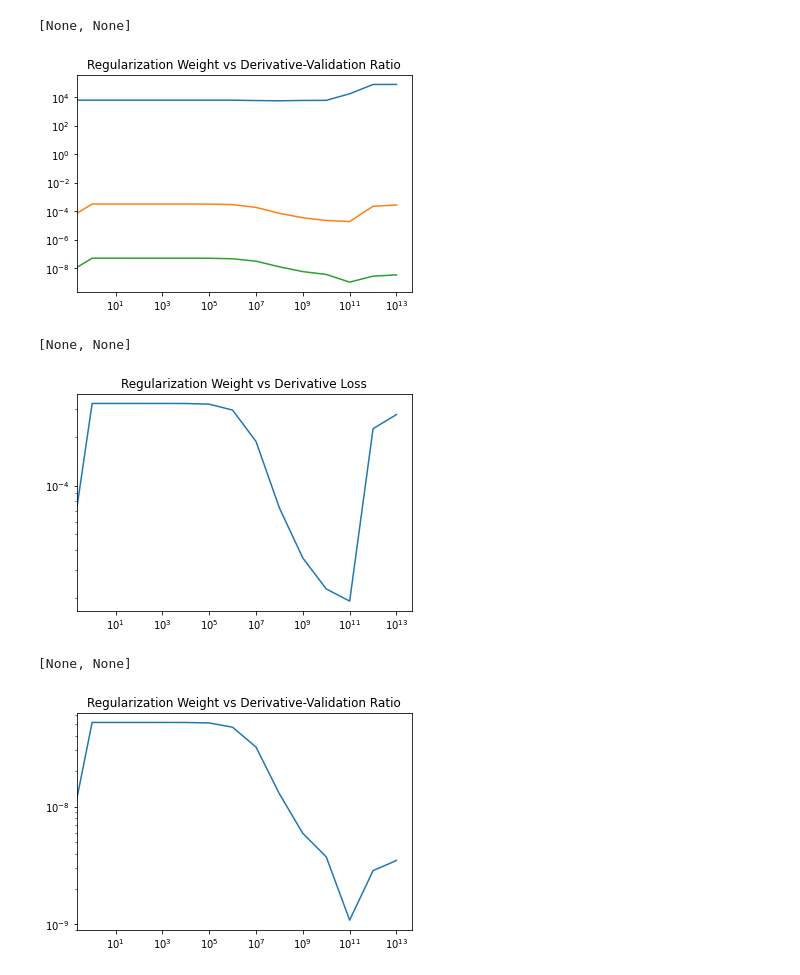
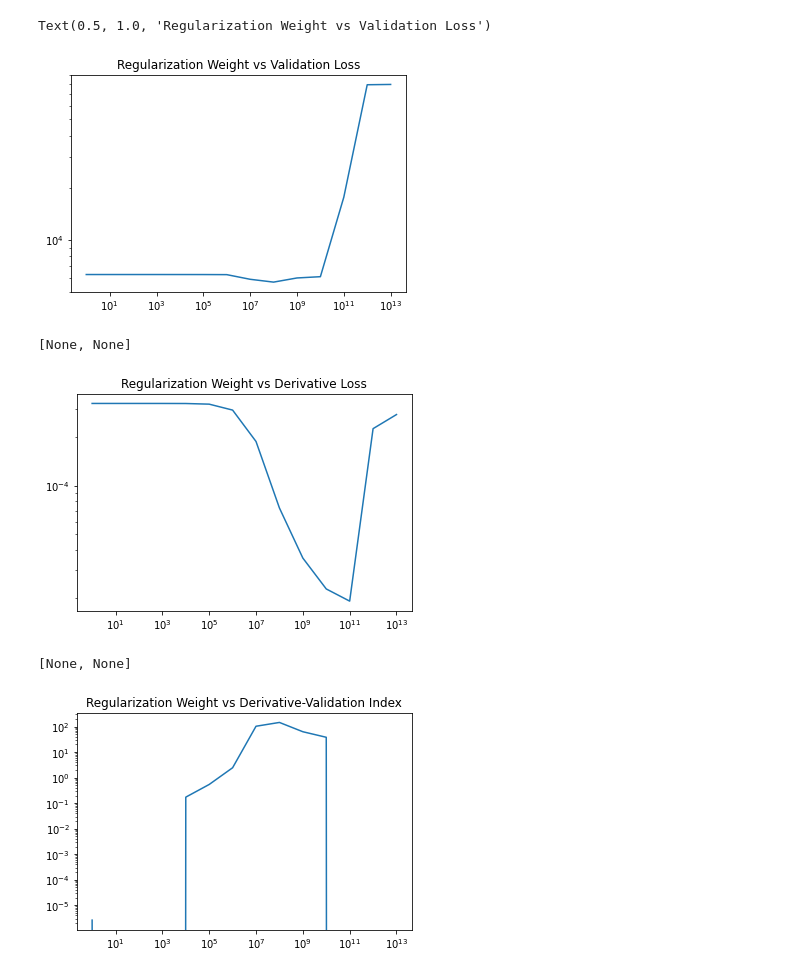
Before and after one commit to sailab-code/learning-sidarthe, a Jupyter notebook: analyze_derivative_regularization_experiments.ipynb, the cells around one changed output. Cells and saved outputs as stored; diff of their text form; code cells hidden in the pictures.

Commit message:
Edit index to evaluate regularization term

```diff
--- a/analyze_derivative_regularization_experiments.ipynb
+++ b/analyze_derivative_regularization_experiments.ipynb
@@ -14,26 +15,35 @@ experiments = list_experiments_in_dir(experiments_path)
 experiments.sort(key=lambda exp: exp['settings']['der_1st_reg'])
 # %%
 # generate data for graphs
+
+# take as baseline the exp with 0. regularization
+base_val_loss = experiments[0]['final']['best_epoch']['val_loss']
+base_der_loss = 0.
 
 # use value of derivative regularization as x axis
 x_axis = []
 val_losses = []
 der_losses = []
-ratios = []
+indices = []
 for exp in experiments:
     der_1st_reg = exp['settings']['der_1st_reg']
+    if der_1st_reg == 0.:
+        continue
+
     x_axis.append(der_1st_reg)
 
     val_loss = exp['final']['best_epoch']['val_loss']
     val_losses.append(val_loss)
+
     # normalize w.r.t. regularization weight
-    if der_1st_reg != 0.:
-        der_1st_loss = exp['final']['best_epoch']['losses']['der_1st'] / der_1st_reg
-    else:
-        der_1st_loss = 0.
+    der_1st_loss = exp['final']['best_epoch']['losses']['der_1st'] / der_1st_reg
+    der_losses.append(der_1st_loss)
 
-    der_losses.append(der_1st_loss)
-    ratios.append(der_1st_loss / val_loss)
+    val_gain = base_val_loss - val_loss
+    indices.append(val_gain / -math.log10(der_1st_loss))
 
 
-data = {"der_reg": x_axis, "validation": val_losses, "derivative": der_losses, "ratio": ratios}
+
+data = {"der_reg": x_axis, "validation": val_losses, "derivative": der_losses, "index": indices}
+
+data["index"]
@@ -43,8 +67,8 @@ plot = sns.lineplot(data=data, x="der_reg", y="validation")
 plot.set(xscale="log", yscale="log")
 plot.set_title("Regularization Weight vs Validation Loss")
 # %% [output]
-[None, None]
+Text(0.5, 1.0, 'Regularization Weight vs Validation Loss')
-[figure, old version]
+[figure, new version]
 # %%
 # plot regularization weight vs derivative loss
 plot = sns.lineplot(data=data, x="der_reg", y="derivative")
@@ -52,12 +76,12 @@ plot.set_title("Regularization Weight vs Derivative Loss")
 plot.set(xscale="log", yscale="log")
 # %% [output]
 [None, None]
-[figure, old version]
+[figure, new version]
 # %%
 # plot regularization weight vs ratio of validation and derivative loss
-plot = sns.lineplot(data=data, x="der_reg", y="ratio")
-plot.set_title("Regularization Weight vs Derivative-Validation Ratio")
-plot.set(xscale="log", yscale="log")
+plot = sns.lineplot(data=data, x="der_reg", y="index")
+plot.set_title("Regularization Weight vs Derivative-Validation Index")
+plot.set(xscale="log")
 # %% [output]
 [None, None]
-[figure, old version]
+[figure, new version]
```
Also changed, not shown: parts of 2 cells of this notebook.
